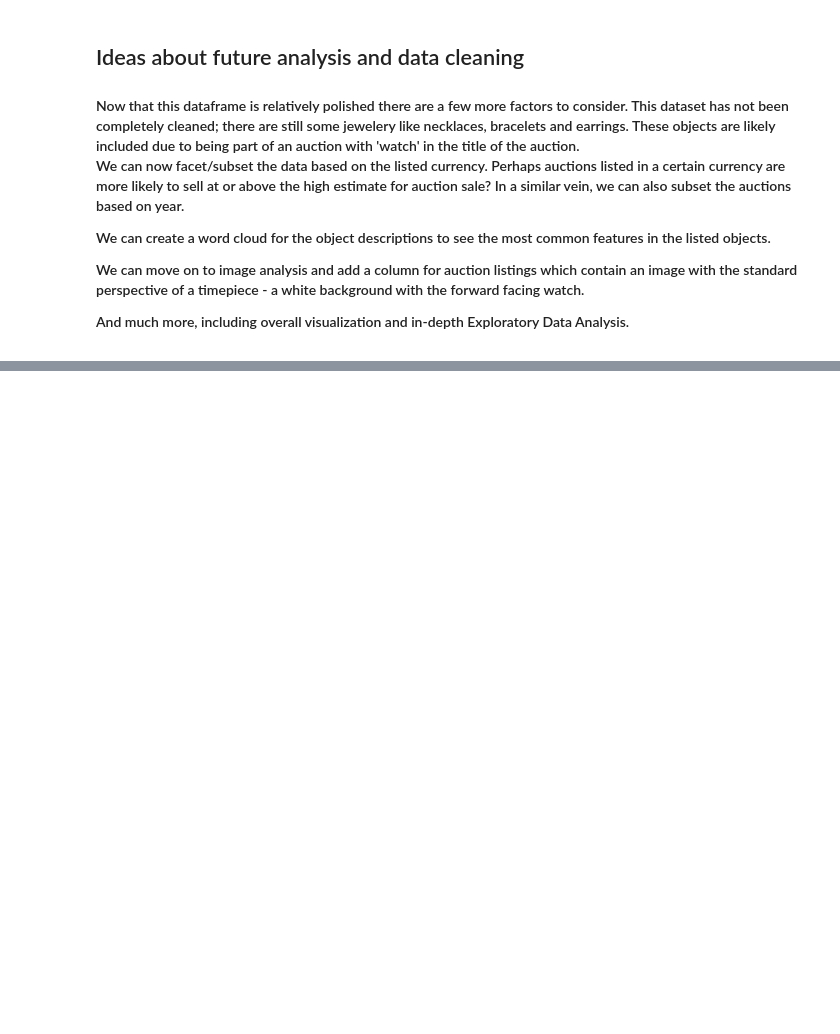
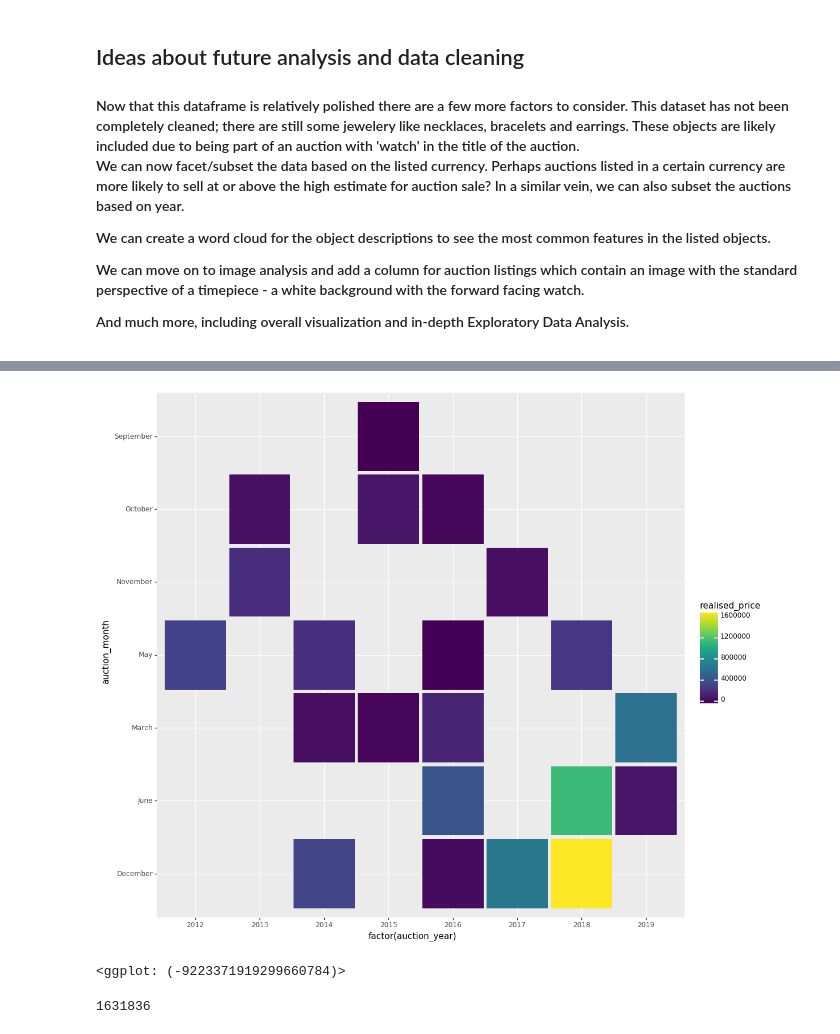
Before and after one commit to cjGO/portfolio, a Jupyter notebook: WatchAuctions/polishWatches-p1.ipynb, the cells around one changed output, grey strips where cells are left out. Cells and saved outputs as stored; diff of their text form; code cells hidden in the pictures; blank space fills up the shorter version.

```diff
--- a/WatchAuctions/polishWatches-p1.ipynb
+++ b/WatchAuctions/polishWatches-p1.ipynb
@@ -284,0 +358,6 @@ And much more, including overall visualization and in-depth Exploratory Data Ana
+# %%
+(ggplot(content, aes('factor(auction_year)', 'auction_month', fill='realised_price'))
+ + plotnine.geom_tile(aes(width=.95, height=.95)))
+# %% [output]
+[figure, added]
+<ggplot: (-9223371919299660784)>
@@ -284,0 +366,5 @@ And much more, including overall visualization and in-depth Exploratory Data Ana
+# %%
+# as expected, the above plot is showing the last entry's realsied price in each year/month
+content[(content['auction_year']==2018) & (content['auction_month'] == 'December')]['realised_price'].max()
+# %% [output]
+1631836
```
Also changed, not shown: parts of 54 cells of this notebook.
